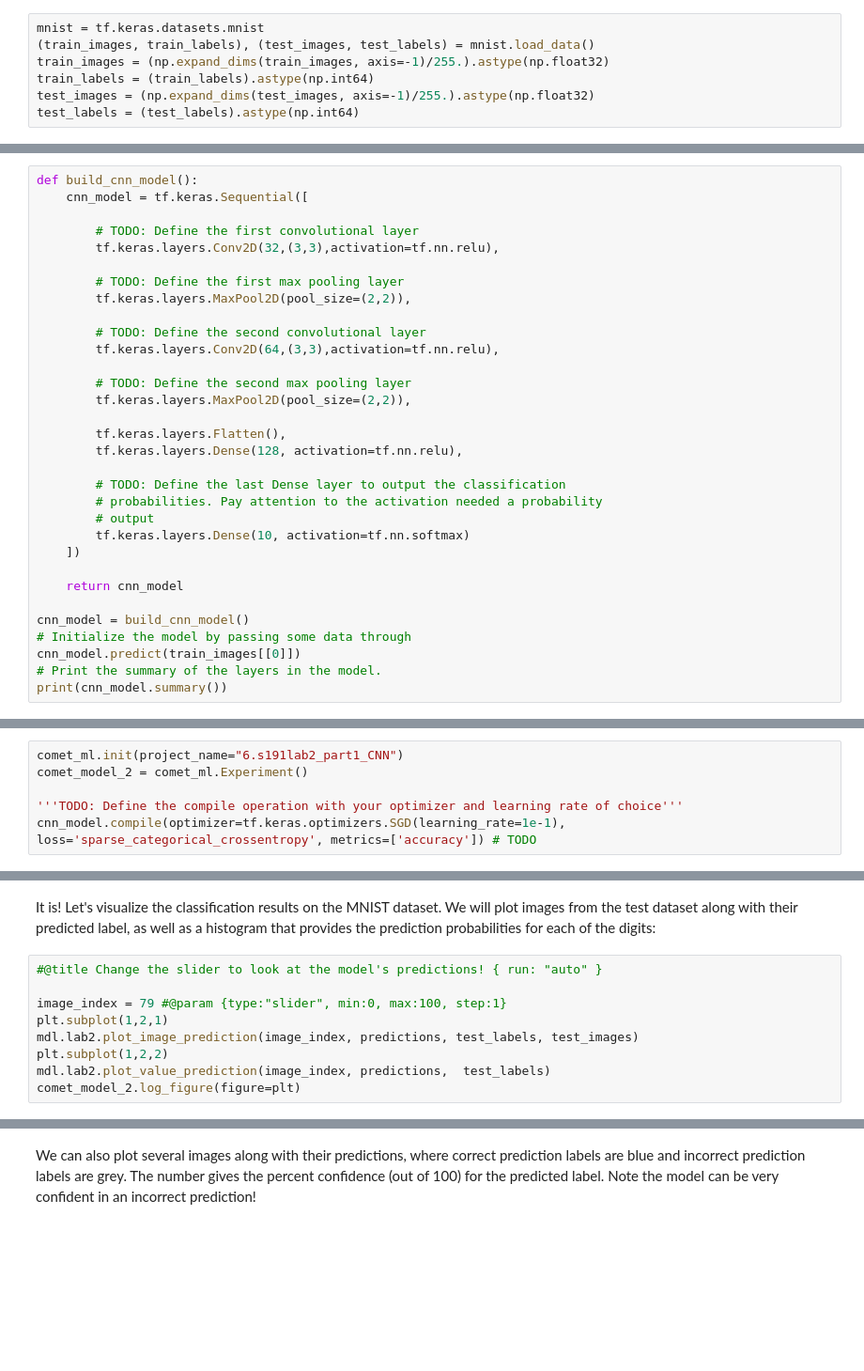
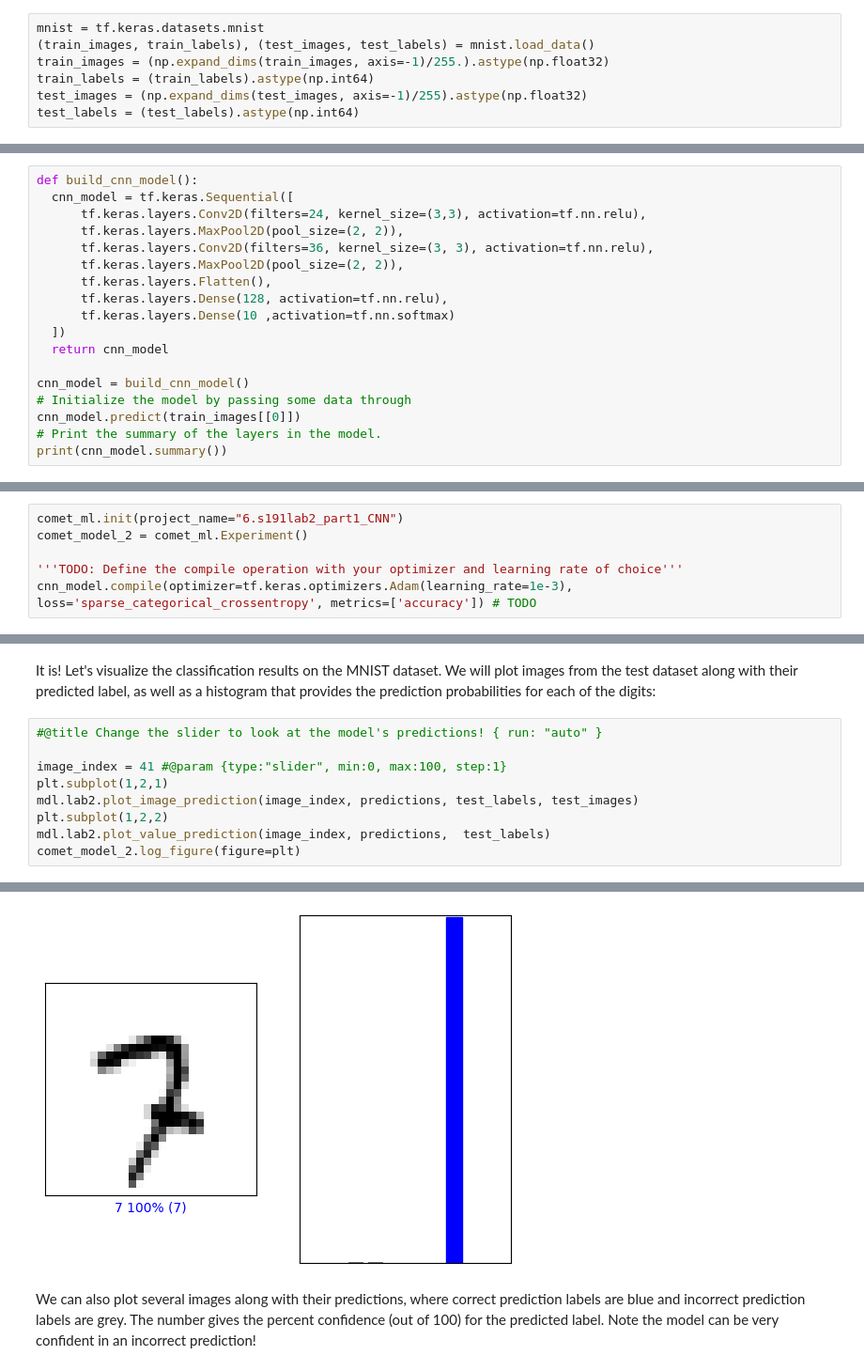
Before and after one commit to vamsi-krishna-2005/Projects, a Jupyter notebook: lab2/TF_Part1_MNIST.ipynb, the cells around one changed output, grey strips where cells are left out. Shown at 94% size. Saved outputs shown, nothing was run; the diff lists cells and outputs as text; blank space fills up the shorter version.

```diff
--- a/lab2/TF_Part1_MNIST.ipynb
+++ b/lab2/TF_Part1_MNIST.ipynb
@@ -73,5 +78,5 @@ mnist = tf.keras.datasets.mnist
 (train_images, train_labels), (test_images, test_labels) = mnist.load_data()
 train_images = (np.expand_dims(train_images, axis=-1)/255.).astype(np.float32)
 train_labels = (train_labels).astype(np.int64)
-test_images = (np.expand_dims(test_images, axis=-1)/255.).astype(np.float32)
+test_images = (np.expand_dims(test_images, axis=-1)/255).astype(np.float32)
 test_labels = (test_labels).astype(np.int64)
@@ -230,30 +235,16 @@ As we saw in lecture, convolutional neural networks (CNNs) are particularly well
 We'll use the same training and test datasets as before, and proceed similarly as our fully connected network to define and train our new CNN model. To do this we will explore two layers we have not encountered before: you can use  [`keras.layers.Conv2D` ](https://www.tensorflow.org/api_docs/python/tf/keras/layers/Conv2D) to define convolutional layers and [`keras.layers.MaxPool2D`](https://www.tensorflow.org/api_docs/python/tf/keras/layers/MaxPool2D) to define the pooling layers. Use the parameters shown in the network architecture above to define these layers and build the CNN model.
 # %%
 def build_cnn_model():
-    cnn_model = tf.keras.Sequential([
-
-        # TODO: Define the first convolutional layer
-        tf.keras.layers.Conv2D(32,(3,3),activation=tf.nn.relu),
-
-        # TODO: Define the first max pooling layer
-        tf.keras.layers.MaxPool2D(pool_size=(2,2)),
-
-        # TODO: Define the second convolutional layer
-        tf.keras.layers.Conv2D(64,(3,3),activation=tf.nn.relu),
-
-        # TODO: Define the second max pooling layer
-        tf.keras.layers.MaxPool2D(pool_size=(2,2)),
-
-        tf.keras.layers.Flatten(),
-        tf.keras.layers.Dense(128, activation=tf.nn.relu),
-
-        # TODO: Define the last Dense layer to output the classification
-        # probabilities. Pay attention to the activation needed a probability
-        # output
-        tf.keras.layers.Dense(10, activation=tf.nn.softmax)
-    ])
-
-    return cnn_model
+  cnn_model = tf.keras.Sequential([
+      tf.keras.layers.Conv2D(filters=24, kernel_size=(3,3), activation=tf.nn.relu),
+      tf.keras.layers.MaxPool2D(pool_size=(2, 2)),
+      tf.keras.layers.Conv2D(filters=36, kernel_size=(3, 3), activation=tf.nn.relu),
+      tf.keras.layers.MaxPool2D(pool_size=(2, 2)),
+      tf.keras.layers.Flatten(),
+      tf.keras.layers.Dense(128, activation=tf.nn.relu),
+      tf.keras.layers.Dense(10 ,activation=tf.nn.softmax)
+  ])
+  return cnn_model
 
 cnn_model = build_cnn_model()
 # Initialize the model by passing some data through
@@ -293,6 +284,6 @@ comet_ml.init(project_name="6.s191lab2_part1_CNN")
 comet_model_2 = comet_ml.Experiment()
 
 '''TODO: Define the compile operation with your optimizer and learning rate of choice'''
-cnn_model.compile(optimizer=tf.keras.optimizers.SGD(learning_rate=1e-1), loss='sparse_categorical_crossentropy', metrics=['accuracy']) # TODO
+cnn_model.compile(optimizer=tf.keras.optimizers.Adam(learning_rate=1e-3), loss='sparse_categorical_crossentropy', metrics=['accuracy']) # TODO
 # %% [output]
 COMET WARNING: comet_ml.init() is deprecated and will be removed soon. Please use comet_ml.login()
@@ -381,9 +380,10 @@ It is! Let's visualize the classification results on the MNIST dataset. We will
 # %%
 #@title Change the slider to look at the model's predictions! { run: "auto" }
 
-image_index = 79 #@param {type:"slider", min:0, max:100, step:1}
+image_index = 41 #@param {type:"slider", min:0, max:100, step:1}
 plt.subplot(1,2,1)
 mdl.lab2.plot_image_prediction(image_index, predictions, test_labels, test_images)
 plt.subplot(1,2,2)
 mdl.lab2.plot_value_prediction(image_index, predictions,  test_labels)
 comet_model_2.log_figure(figure=plt)
+# %% [output]
@@ -390,3 +393,4 @@ comet_model_2.log_figure(figure=plt)
+[figure, added]
 # %% [markdown]
 We can also plot several images along with their predictions, where correct prediction labels are blue and incorrect prediction labels are grey. The number gives the percent confidence (out of 100) for the predicted label. Note the model can be very confident in an incorrect prediction!
 # %%
```
Also changed, not shown: parts of 17 cells of this notebook.
